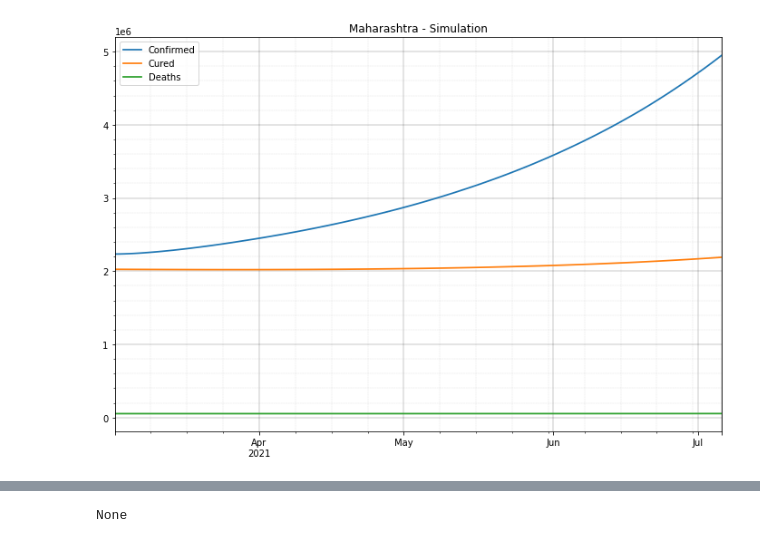
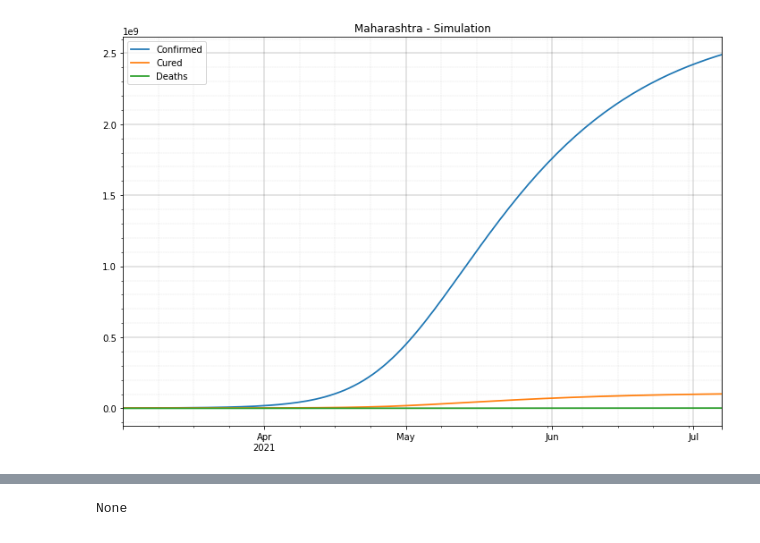
Before and after one commit to mandar2812/covid-py, a Jupyter notebook: TuningExp.ipynb, the cells around one changed output, grey strips where cells are left out. Saved outputs shown, nothing was run; the diff lists cells and outputs as text; code cells hidden in the pictures.

```diff
--- a/TuningExp.ipynb
+++ b/TuningExp.ipynb
@@ -142,6 +142,6 @@ array([[<AxesSubplot:title={'center':'kl_div'}>]], dtype=object)
 # %%
 config = analysis.best_result["config"]
-model = models.seiird(**config)
+model = models.seird(**config)
 # %%
 covid_data_india_by_state = data_utils.load_covid_data_india()
 covid_data_mh = covid_data_india_by_state.get(state)
@@ -178,16 +179,16 @@ plot_covid_data_state(covid_data_india_by_state, state=state, start_date=start_d
 # %%
 res = pd.DataFrame({
-    "Confirmed": model.Ia + model.Is + start_mh.Confirmed,
+    "Confirmed": model.I.cumsum() + start_mh.Confirmed,
     "Cured": model.R,
     "Deaths": model.D
 })
 ax1 = res.plot(figsize=(12, 8), linewidth=1.75, title=f"{state} - Simulation")
 ax1.legend(['Confirmed', 'Cured', 'Deaths'])
 ax1.minorticks_on()
 ax1.grid(True, which='major', linestyle='-', linewidth=0.25, axis='both', alpha=0.85, color="black")
 ax1.grid(True, which='minor', linestyle='-.', linewidth=0.25, axis='both', alpha=0.7)
 # %% [output]
-[figure, old version]
+[figure, new version]
 # %%
 config
 # %% [output]
```
Also changed, not shown: parts of 6 cells of this notebook, 4 other files.
